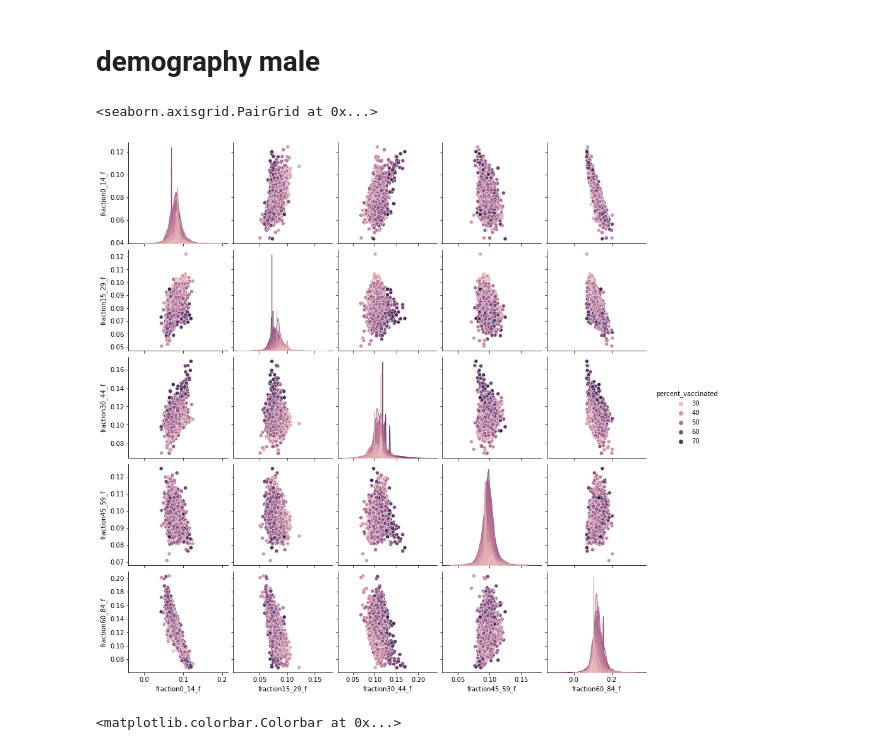
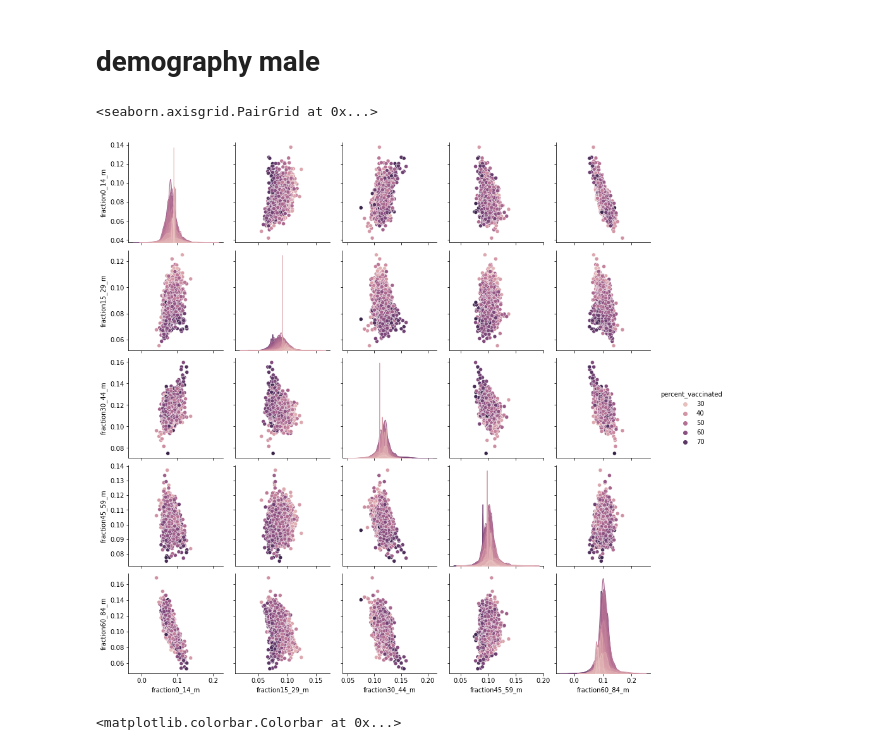
Before and after one commit to bahadurvikram/EC2024, a Jupyter notebook: Untitled-1.ipynb, the cells around one changed output. Saved outputs shown, nothing was run; the diff lists cells and outputs as text; code cells hidden in the pictures.

```diff
--- a/Untitled-1.ipynb
+++ b/Untitled-1.ipynb
@@ -300,10 +442,10 @@ covid_df['fraction60_84_m'] = covid_df[col60_84_m].sum(axis=1) / covid_df['popul
 # %%
 demographics_m = ['percent_vaccinated', 'fraction0_14_m', 'fraction15_29_m', 'fraction30_44_m' , 'fraction45_59_m', 'fraction60_84_m']
 # %%
-sns.pairplot(covid_df[demographics_f], hue = 'percent_vaccinated')
+sns.pairplot(covid_df[demographics_m], hue = 'percent_vaccinated')
 # %% [output]
 <seaborn.axisgrid.PairGrid at 0x...>
-[figure, old version]
+[figure, new version]
 # %%
 plt.figure(figsize=(10, 10))
 
```
Also changed, not shown: parts of 44 cells of this notebook.
